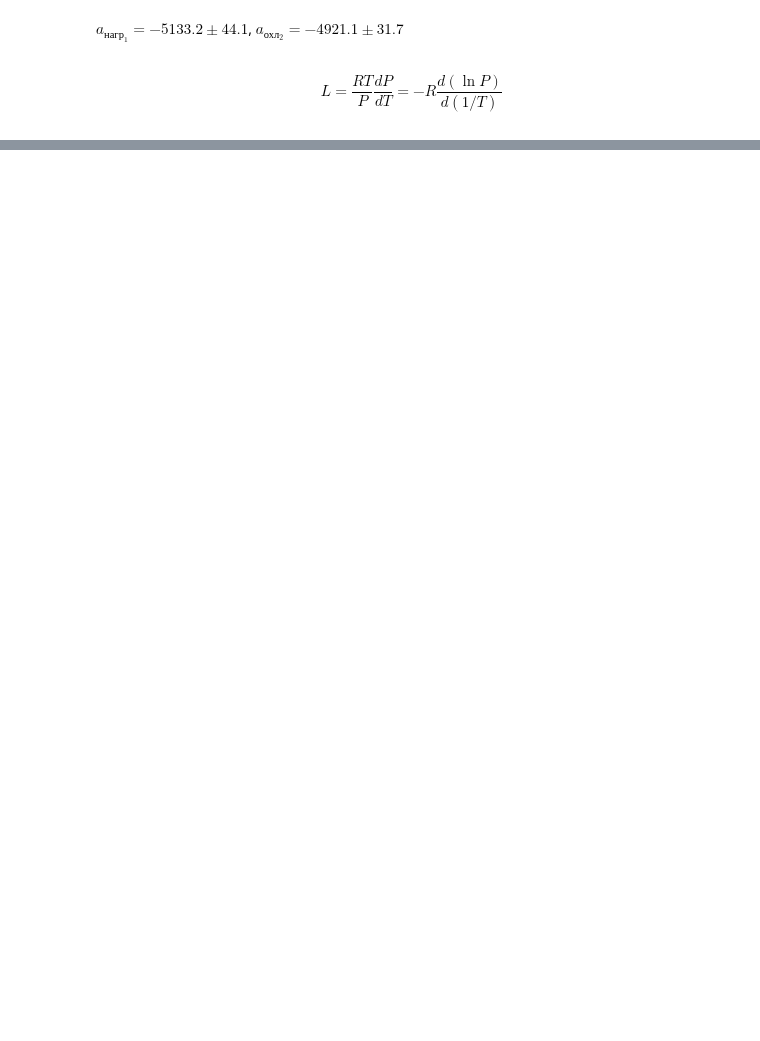
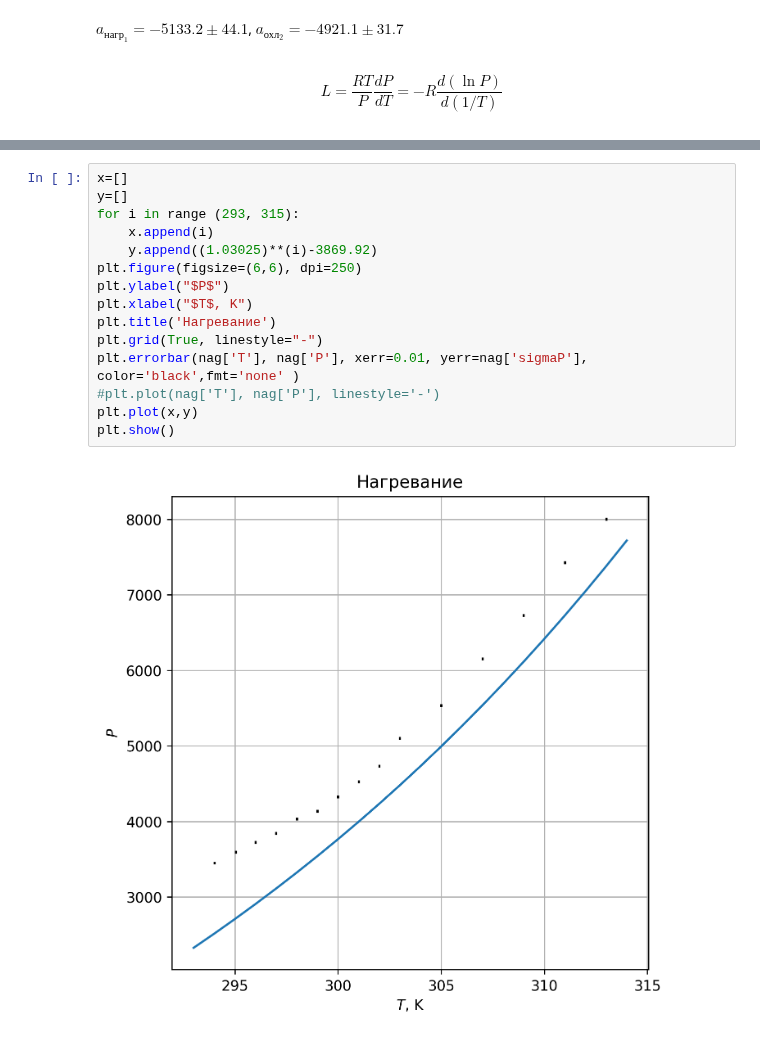
Before and after one commit to skolkovo-bba/labs3, a Jupyter notebook: 2.4.1/2.4.1наша.ipynb, the cells around one changed output, grey strips where cells are left out. Drawn from its saved outputs; the diff is of its cells as text; blank space fills up the shorter version.

```diff
--- a/2.4.1/2.4.1наша.ipynb
+++ b/2.4.1/2.4.1наша.ipynb
@@ -125,0 +121,17 @@ L2
+# %%
+x=[]
+y=[]
+for i in range (293, 315):
+    x.append(i)
+    y.append((1.03025)**(i)-3869.92)
+plt.figure(figsize=(6,6), dpi=250)
+plt.ylabel("$P$")
+plt.xlabel("$T$, K")
+plt.title('Нагревание')
+plt.grid(True, linestyle="-")
+plt.errorbar(nag['T'], nag['P'], xerr=0.01, yerr=nag['sigmaP'], color='black',fmt='none' )
+#plt.plot(nag['T'], nag['P'], linestyle='-')
+plt.plot(x,y)
+plt.show()
+# %% [output]
+[figure, added]
```
Also changed, not shown: parts of 6 cells of this notebook, 1 other file.
